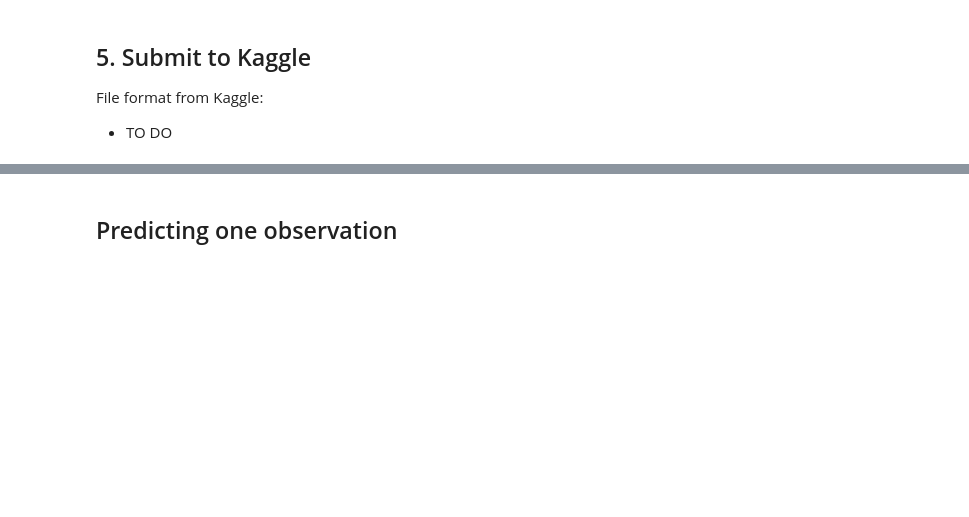
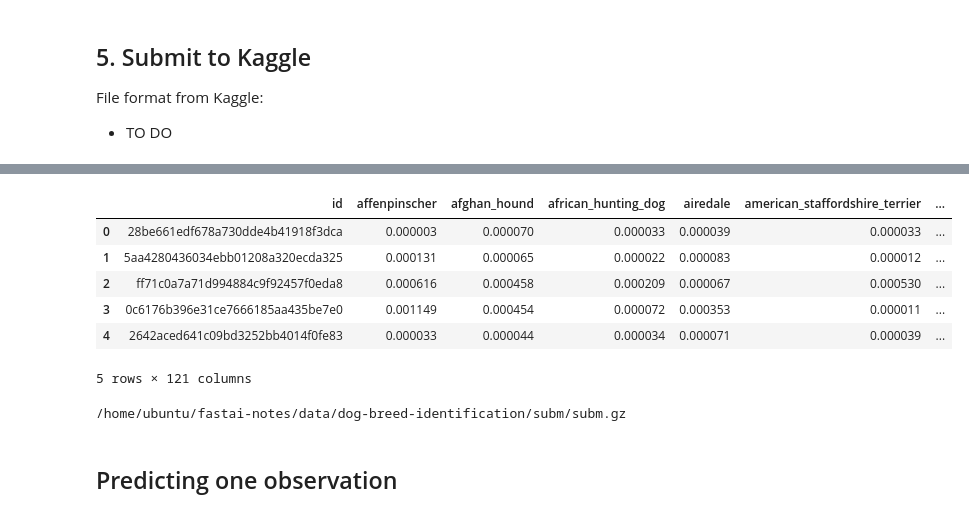
Before and after one commit to jpacostar/fastai-notes, a Jupyter notebook: Homework 1 - Dog breeds.ipynb, the cells around one changed output, grey strips where cells are left out. Drawn from its saved outputs; the diff is of its cells as text; code cells hidden in the pictures; blank space fills up the shorter version.

```diff
--- a/Homework 1 - Dog breeds.ipynb
+++ b/Homework 1 - Dog breeds.ipynb
@@ -206,13 +360,23 @@ probs.shape
 # %%
-df = pd.DataFrame(probs)
+df = pd.DataFrame(probs.mean(axis=0))
 df.columns = data.classes
-df.insert(0, 'id', [o[5:-4] for o in data.test_df.fnames])
+df.insert(0, 'id', [o[5:-4] for o in data.test_ds.fnames])
 df.head()
+# %% [output]
+|  | id | affenpinscher | afghan_hound | african_hunting_dog | airedale | american_staffordshire_terrier | ... |
+| 0 | 28be661edf678a730dde4b41918f3dca | 0.000003 | 0.000070 | 0.000033 | 0.000039 | 0.000033 | ... |
+| 1 | 5aa4280436034ebb01208a320ecda325 | 0.000131 | 0.000065 | 0.000022 | 0.000083 | 0.000012 | ... |
+| 2 | ff71c0a7a71d994884c9f92457f0eda8 | 0.000616 | 0.000458 | 0.000209 | 0.000067 | 0.000530 | ... |
+| 3 | 0c6176b396e31ce7666185aa435be7e0 | 0.001149 | 0.000454 | 0.000072 | 0.000353 | 0.000011 | ... |
+| 4 | 2642aced641c09bd3252bb4014f0fe83 | 0.000033 | 0.000044 | 0.000034 | 0.000071 | 0.000039 | ... |
+5 rows × 121 columns
 # %%
 SUBM = PATH + 'subm/'
 os.makedirs(SUBM, exist_ok=True)
 df.to_csv(SUBM + 'subm.gz')
 FileLink(SUBM + 'subm.gz')  # To download from server :)
+# %% [output]
+/home/ubuntu/fastai-notes/data/dog-breed-identification/subm/subm.gz
 # %% [markdown]
 ## Predicting one observation
 # %%
```
Also changed, not shown: parts of 34 cells of this notebook, 3 other files.
